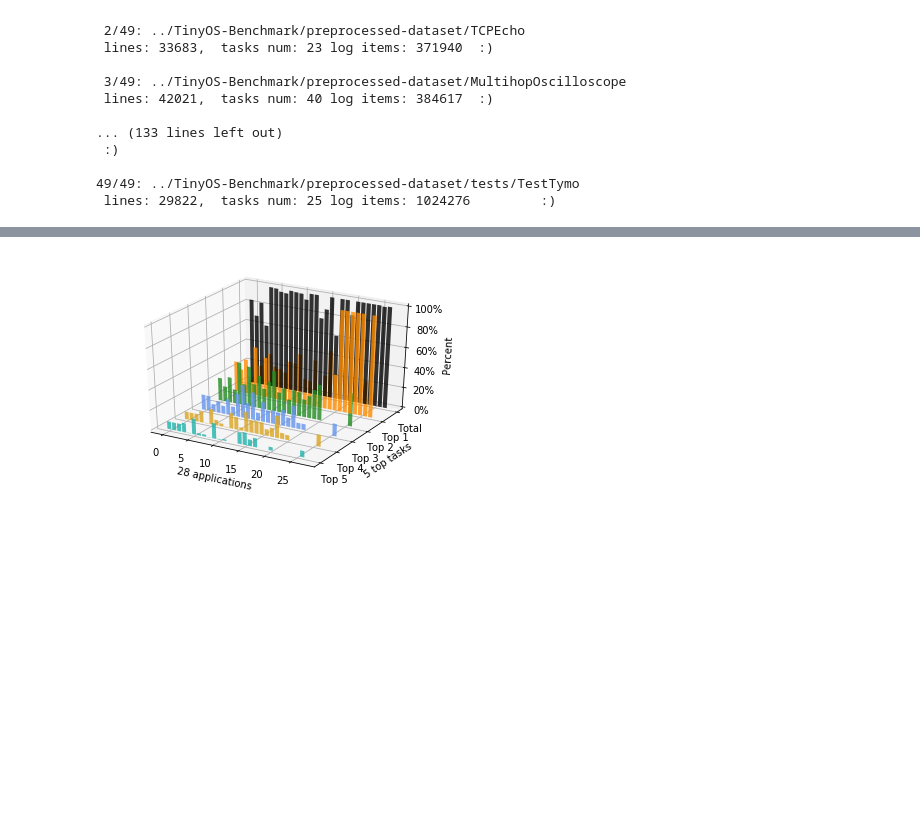
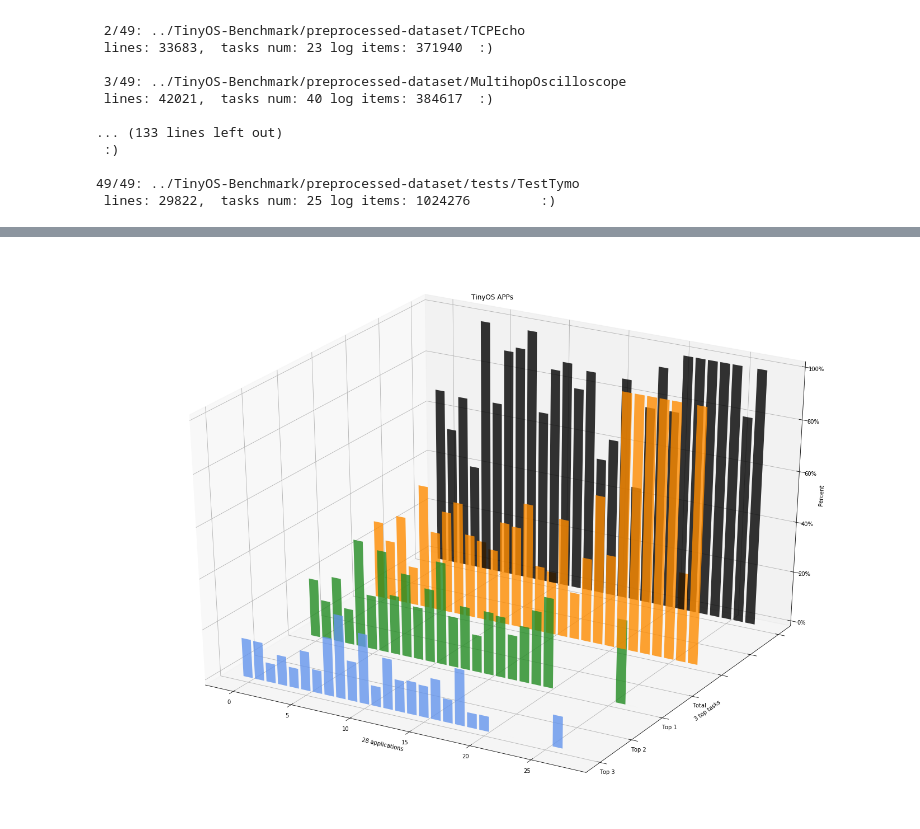
Before and after one commit to NEEMSYS/Thesis-ZhangTe, a Jupyter notebook: chapter3/feature-by-frequency.ipynb, the cells around one changed output, grey strips where cells are left out. Saved outputs shown, nothing was run; the diff lists cells and outputs as text; code cells hidden in the pictures; blank space fills up the shorter version.

Commit message:
brash data and plot a new graph

```diff
--- a/chapter3/feature-by-frequency.ipynb
+++ b/chapter3/feature-by-frequency.ipynb
@@ -91,6 +91,7 @@ def containlogfile(folder):
 data_path = '../TinyOS-Benchmark/preprocessed-dataset/'
 paths_data = {}
 paths = list(os.walk(data_path))
+app_c_lines = {}
 for i in range(len(paths)):
     #if i > 18: break
     print('\n{:2}/{:2}: {}'.format(i, len(paths)-1, paths[i][0]))
@@ -101,6 +102,7 @@ for i in range(len(paths)):
             if task_num < 10: # 少于10个任务的就不统计了
                 print(' :)') # 为了换行
                 continue
+            app_c_lines[paths[i][0]] = task_num
             print(' lines: {},\ttasks num: {}'.format(wc(app_c), task_num), end='')
         else:
             print(' lines: no app.c')
@@ -112,7 +114,6 @@ for i in range(len(paths)):
             with open(fn, 'rb') as f:
                 paths_data[paths[i][0]] += pickle.load(f)
         print(' log items: {}\t'.format(len(paths_data[paths[i][0]])), end='')
-
     print(' :)')
 
 
@@ -162,15 +247,12 @@ def most_tasks(ls, num=5):
 # %%
 ###################### 2d ######################################
-from mpl_toolkits.mplot3d import Axes3D
-import matplotlib.pyplot as plt
-import numpy as np
-
 plt.figure(0)
-top_task_num = 5
+top_task_num = 3
 y = []
 idx = 1 #
 for k, v in paths_data.items():
     retval = most_tasks(v, top_task_num)
+    print(retval, k)
     for e in map(lambda e: e[2], retval[0]):
         plt.plot([idx], [e], marker='o', color='r')
     idx += 1
@@ -191,8 +290,13 @@ colors = ['darkorange', 'forestgreen', 'cornflowerblue', 'goldenrod', 'lightseag
          'y', 'teal', 'fuchsia', 'orangered', 'lawngreen', 'hotpink']
 
 prob = [[] for i in range(top_task_num)]
+app_name = [] # to set x ticks label
 for k, v in paths_data.items():
     retval = most_tasks(v, top_task_num)
+    if '/tests/' in k:
+        app_name.append(k[k.index('tests/')+len('tests/'):]) # tests目录下的app, 名字不包含tests
+    else:
+        app_name.append(k[k.index('preprocessed-dataset/')+len('preprocessed-dataset/'):])
     #temp = list(map(lambda e: e[2], retval[0]))
     for i in range(top_task_num):
         if i >= len(retval[0]):
@@ -203,32 +307,41 @@ plus_prob = []
 
 # Add up all the values.
 for i in range(len(prob[0])):
     plus_prob.append(sum(map(lambda e: e[i], prob)))
 prob.insert(0, plus_prob)
 
 fig = plt.figure(1)
 ax = fig.gca(projection='3d')
 idx = 0
 for c, z in zip(['k'] + [colors[i] for i in range(top_task_num)], reversed([i * 10 for i in range(top_task_num + 1)])):
     xs = np.arange(len(prob[0]))
     ys = prob[idx]
     idx += 1
     # You can provide either a single color or an array. To demonstrate this,
     # the first bar of each set will be colored cyan.
     cs = [c] * len(xs)
     ax.bar(xs, ys, zs=z, zdir='y', color=cs, alpha=0.8)
 
-#ax.set_xlim(0, 1)
+plt.rcParams['figure.figsize'] = (25.0, 18.0) # 设置figure_size尺寸
+plt.rcParams['image.interpolation'] = 'nearest' # 设置 interpolation style
+
+ax.set_title("TinyOS APPs")
+ax.set_xscale('linear')
+#ax.grid(False) 去掉网格
 #ax.set_ylim(0, 1)
 ax.set_zlim(0, 1)
+# TODO: app_name 是每个应用的名称，但是不能正确设置到坐标轴上
+#ax.set_xticklabels(app_name)
+
+
 ax.set_yticklabels(['Top {}'.format(top_task_num-i) for i in range(top_task_num)] + ['Total'])
 ax.set_zticklabels(['{}%'.format(i*20) for i in range(6)])
 ax.set_xlabel('{} applications'.format(len(prob[0])))
 ax.set_ylabel('{} top tasks'.format(top_task_num))
 ax.set_zlabel('Percent')
 plt.savefig('feature-by-frequency-3d.png')
 plt.show()
 plt.close(1)
 ############ end of 3d ###########
 # %% [output]
-[figure, old version]
+[figure, new version]
```
Also changed, not shown: parts of 4 cells of this notebook, 2 other files.
